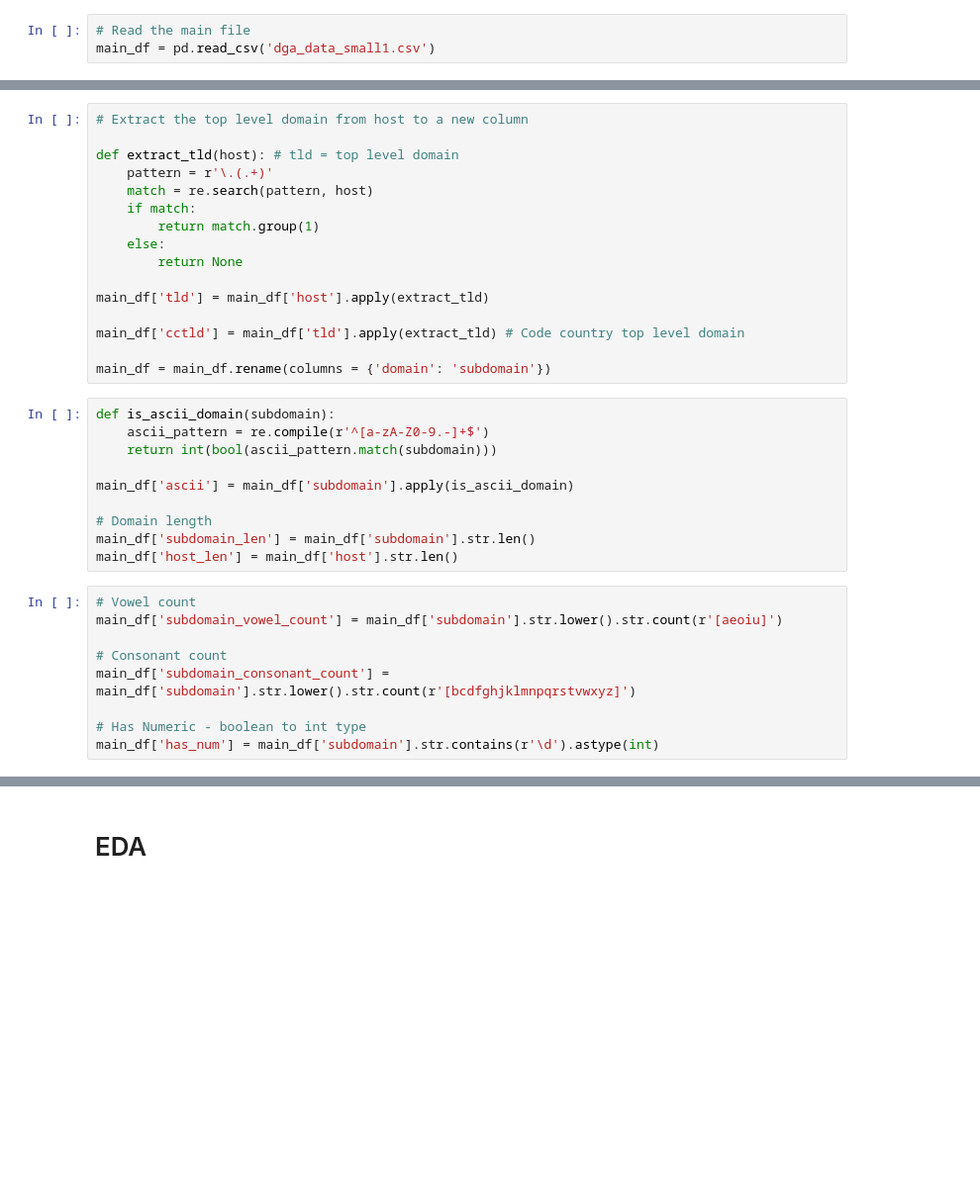
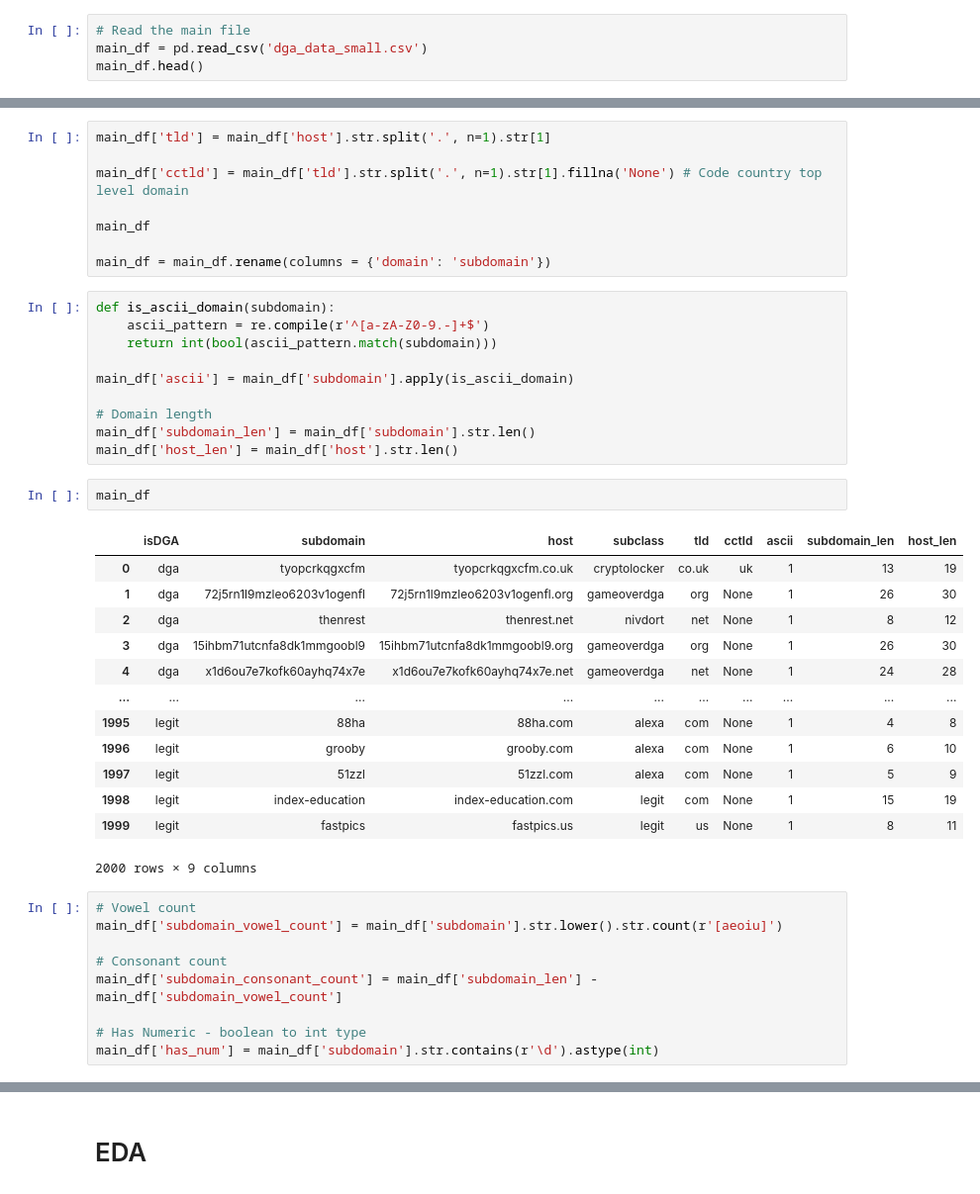
Before and after one commit to ezishr/cybersecurity, a Jupyter notebook: eda.ipynb, the cells around one changed output, grey strips where cells are left out. Shown at 99% size. Drawn from its saved outputs; the diff is of its cells as text; blank space fills up the shorter version.

```diff
--- a/eda.ipynb
+++ b/eda.ipynb
@@ -8,3 +21,4 @@ import re
 # %%
 # Read the main file
-main_df = pd.read_csv('dga_data_small1.csv')
+main_df = pd.read_csv('dga_data_small.csv')
+main_df.head()
@@ -18,19 +32,11 @@ co.uk
-# %%
-# Extract the top level domain from host to a new column
-
-def extract_tld(host): # tld = top level domain
-    pattern = r'\.(.+)'
-    match = re.search(pattern, host)
-    if match:
-        return match.group(1)
-    else:
-        return None
-
-main_df['tld'] = main_df['host'].apply(extract_tld)
-
-main_df['cctld'] = main_df['tld'].apply(extract_tld) # Code country top level domain
-
-main_df = main_df.rename(columns = {'domain': 'subdomain'})
+# %%
+main_df['tld'] = main_df['host'].str.split('.', n=1).str[1]
+
+main_df['cctld'] = main_df['tld'].str.split('.', n=1).str[1].fillna('None') # Code country top level domain
+
+main_df
+
+main_df = main_df.rename(columns = {'domain': 'subdomain'})
 # %%
 def is_ascii_domain(subdomain):
     ascii_pattern = re.compile(r'^[a-zA-Z0-9.-]+$')
@@ -41,12 +47,28 @@ main_df['ascii'] = main_df['subdomain'].apply(is_ascii_domain)
 # Domain length
 main_df['subdomain_len'] = main_df['subdomain'].str.len()
 main_df['host_len'] = main_df['host'].str.len()
+# %%
+main_df
+# %% [output]
+|  | isDGA | subdomain | host | subclass | tld | cctld | ascii | subdomain_len | host_len |
+| 0 | dga | tyopcrkqgxcfm | tyopcrkqgxcfm.co.uk | cryptolocker | co.uk | uk | 1 | 13 | 19 |
+| 1 | dga | 72j5rn1l9mzleo6203v1ogenfl | 72j5rn1l9mzleo6203v1ogenfl.org | gameoverdga | org | None | 1 | 26 | 30 |
+| 2 | dga | thenrest | thenrest.net | nivdort | net | None | 1 | 8 | 12 |
+| 3 | dga | 15ihbm71utcnfa8dk1mmgoobl9 | 15ihbm71utcnfa8dk1mmgoobl9.org | gameoverdga | org | None | 1 | 26 | 30 |
+| 4 | dga | x1d6ou7e7kofk60ayhq74x7e | x1d6ou7e7kofk60ayhq74x7e.net | gameoverdga | net | None | 1 | 24 | 28 |
+| ... | ... | ... | ... | ... | ... | ... | ... | ... | ... |
+| 1995 | legit | 88ha | 88ha.com | alexa | com | None | 1 | 4 | 8 |
+| 1996 | legit | grooby | grooby.com | alexa | com | None | 1 | 6 | 10 |
+| 1997 | legit | 51zzl | 51zzl.com | alexa | com | None | 1 | 5 | 9 |
+| 1998 | legit | index-education | index-education.com | legit | com | None | 1 | 15 | 19 |
+| 1999 | legit | fastpics | fastpics.us | legit | us | None | 1 | 8 | 11 |
+2000 rows × 9 columns
 # %%
 # Vowel count
 main_df['subdomain_vowel_count'] = main_df['subdomain'].str.lower().str.count(r'[aeoiu]')
 
 # Consonant count
-main_df['subdomain_consonant_count'] = main_df['subdomain'].str.lower().str.count(r'[bcdfghjklmnpqrstvwxyz]')
+main_df['subdomain_consonant_count'] = main_df['subdomain_len'] - main_df['subdomain_vowel_count']
 
 # Has Numeric - boolean to int type
 main_df['has_num'] = main_df['subdomain'].str.contains(r'\d').astype(int)
```
Also changed, not shown: parts of 19 cells of this notebook, 2 other files.
